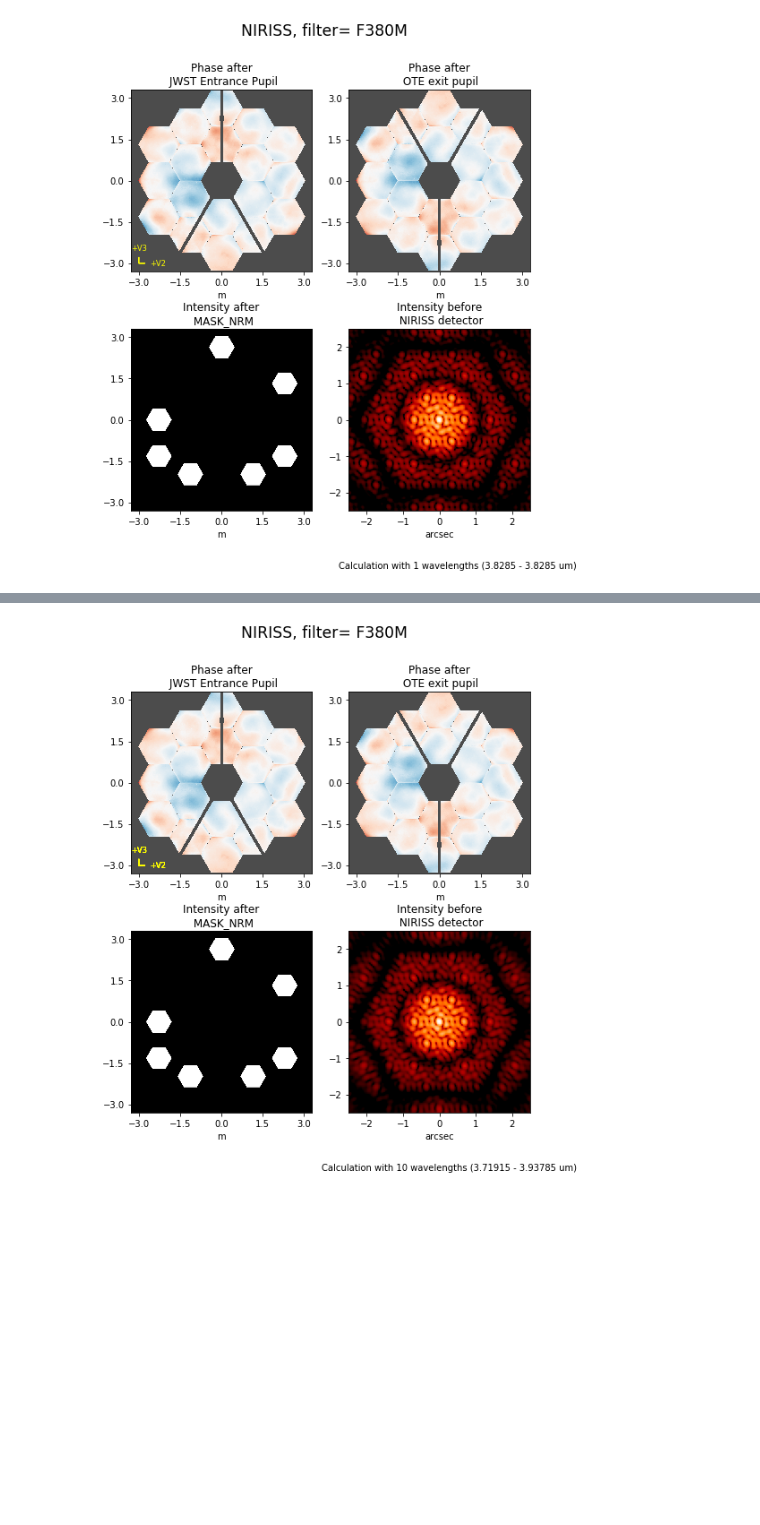
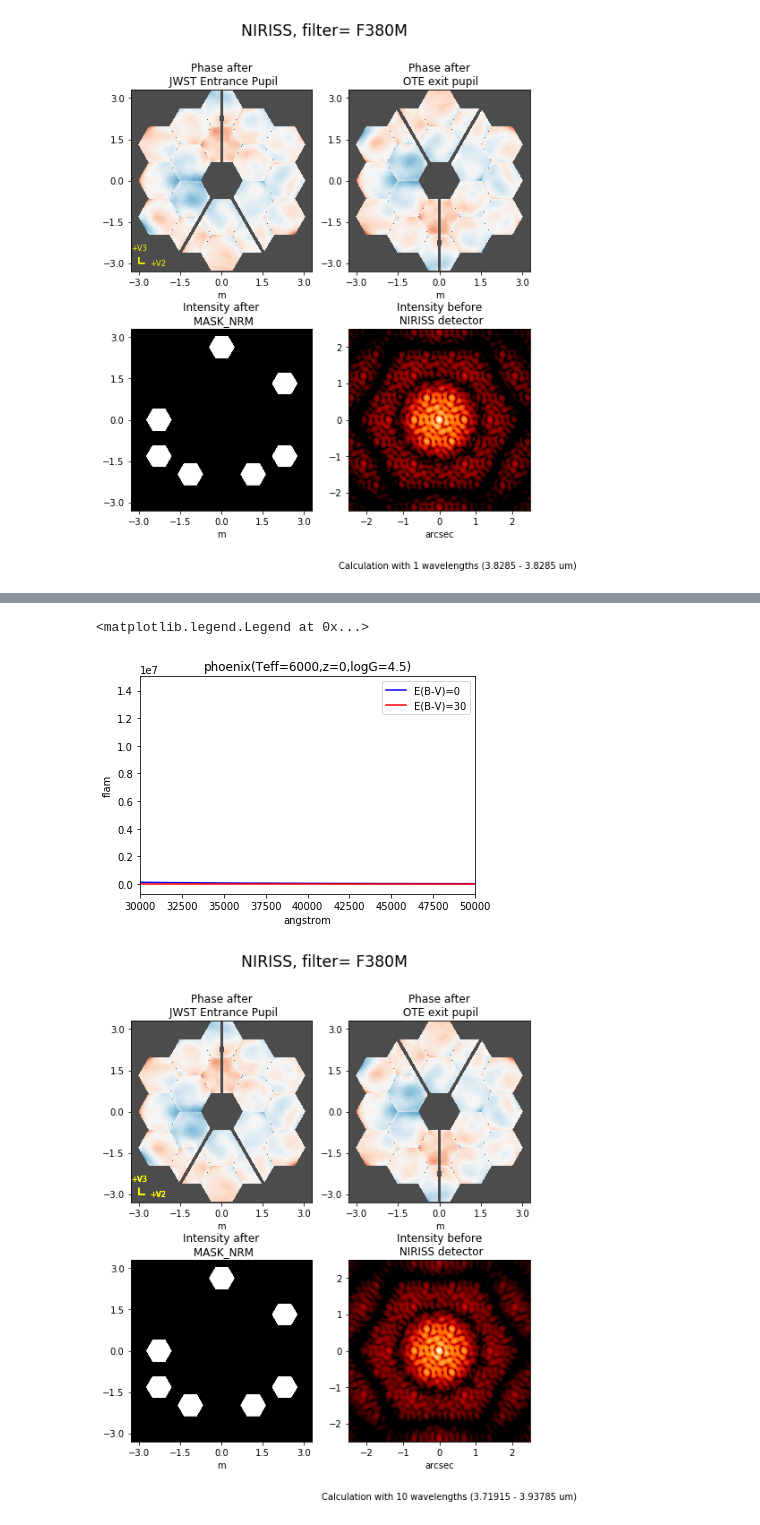
Before and after one commit to kevinlplam/jwst, a Jupyter notebook: Step 1 and 2.ipynb, the cells around one changed output, grey strips where cells are left out. Saved outputs shown, nothing was run; the diff lists cells and outputs as text; code cells hidden in the pictures; blank space fills up the shorter version.

```diff
--- a/Step 1 and 2.ipynb
+++ b/Step 1 and 2.ipynb
@@ -30,3 +41,18 @@ Text(0.5,1,u'alpha_lyr_stis_005.fits')
+# %%
+#Extinction
+src_ext=src*S.Extinction(30,'mwdense')
+
+plt.plot(src.wave, src.flux, 'b', label='E(B-V)=0')
+plt.plot(src_ext.wave, src_ext.flux, 'r', label='E(B-V)=30')
+plt.xlim(30000, 50000)
+#plt.ylim(0,1e-7)
+plt.xlabel(src.waveunits)
+plt.ylabel(src.fluxunits)
+plt.title(src.name)
+plt.legend(loc='best')
+# %% [output]
+<matplotlib.legend.Legend at 0x...>
+[figure, added]
 # %%
 #Broadband PSF
 plt.figure(figsize=(8,9))
```
Also changed, not shown: parts of 16 cells of this notebook, 1 other file.
